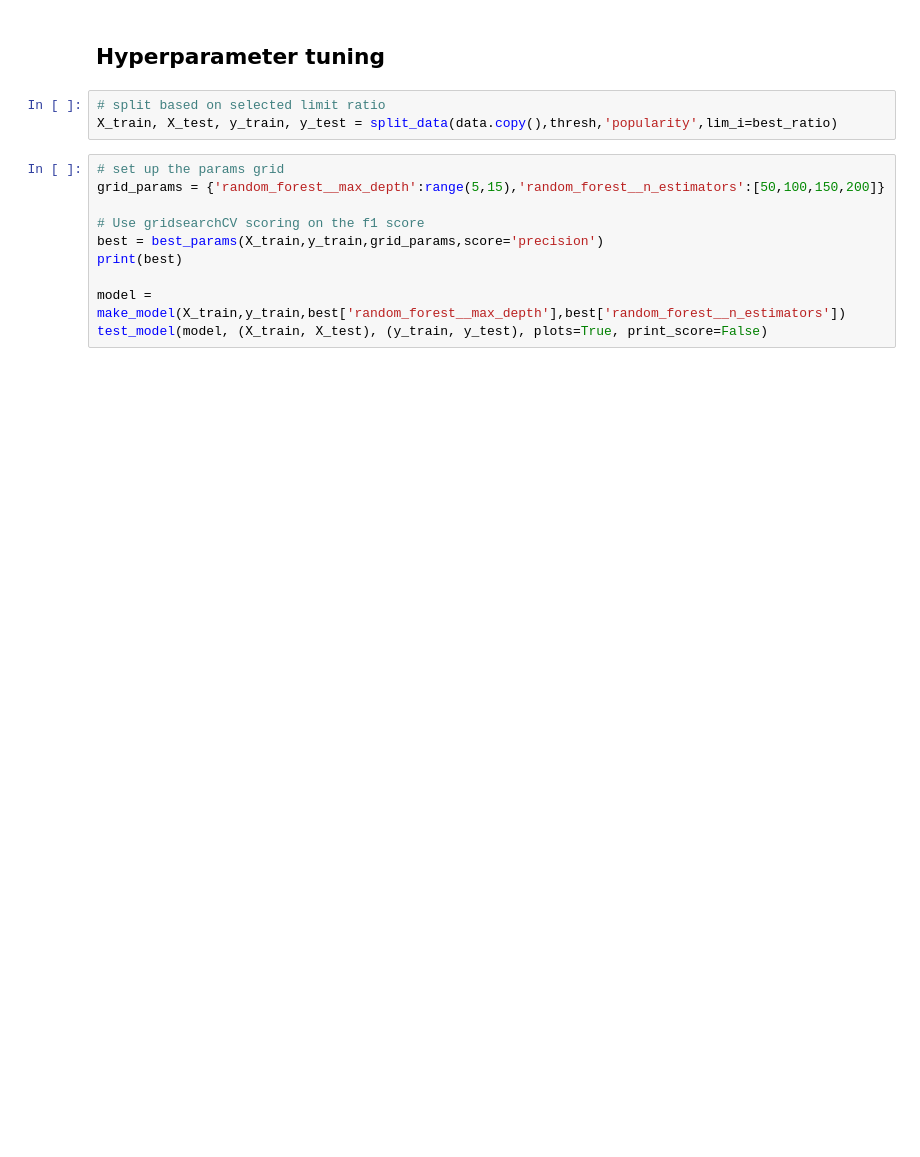
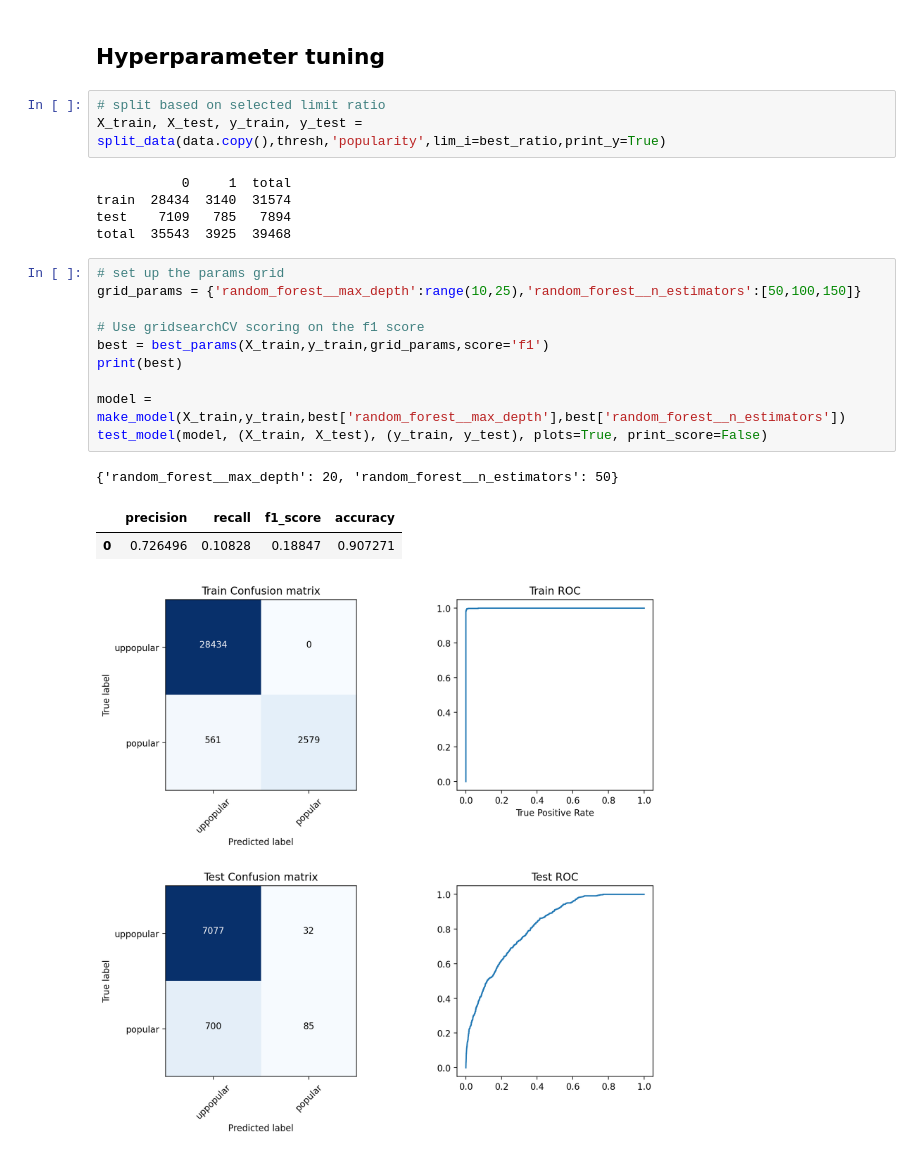
Before and after one commit to taracrutchfield/CapstoneTwo_ArticleShares, a Jupyter notebook: Model Optimization.ipynb, the cells around one changed output. Cells and saved outputs as stored; diff of their text form; blank space fills up the shorter version.

```diff
--- a/Model Optimization.ipynb
+++ b/Model Optimization.ipynb
@@ -259,17 +290,27 @@ print(best_ratio)
 ## Hyperparameter tuning
 # %%
 # split based on selected limit ratio
-X_train, X_test, y_train, y_test = split_data(data.copy(),thresh,'popularity',lim_i=best_ratio)
+X_train, X_test, y_train, y_test = split_data(data.copy(),thresh,'popularity',lim_i=best_ratio,print_y=True)
+# %% [output]
+           0     1  total
+train  28434  3140  31574
+test    7109   785   7894
+total  35543  3925  39468
 # %%
 # set up the params grid
-grid_params = {'random_forest__max_depth':range(5,15),'random_forest__n_estimators':[50,100,150,200]}
+grid_params = {'random_forest__max_depth':range(10,25),'random_forest__n_estimators':[50,100,150]}
 
 # Use gridsearchCV scoring on the f1 score
-best = best_params(X_train,y_train,grid_params,score='precision')
+best = best_params(X_train,y_train,grid_params,score='f1')
 print(best)
 
 model = make_model(X_train,y_train,best['random_forest__max_depth'],best['random_forest__n_estimators'])
 test_model(model, (X_train, X_test), (y_train, y_test), plots=True, print_score=False)
+# %% [output]
+{'random_forest__max_depth': 20, 'random_forest__n_estimators': 50}
+|  | precision | recall | f1_score | accuracy |
+| 0 | 0.726496 | 0.10828 | 0.18847 | 0.907271 |
+[figure, added]
 # %%
 thresh = np.percentile(data.shares,[0,90])[1]
 
```
Also changed, not shown: parts of 5 cells of this notebook, 2 other files.
